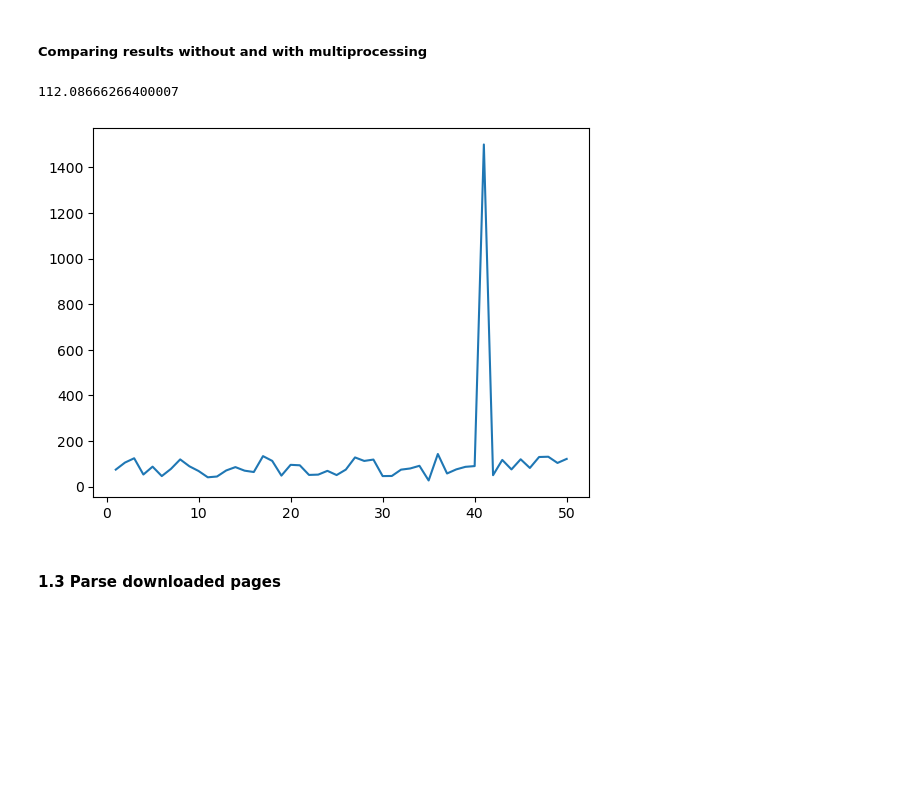
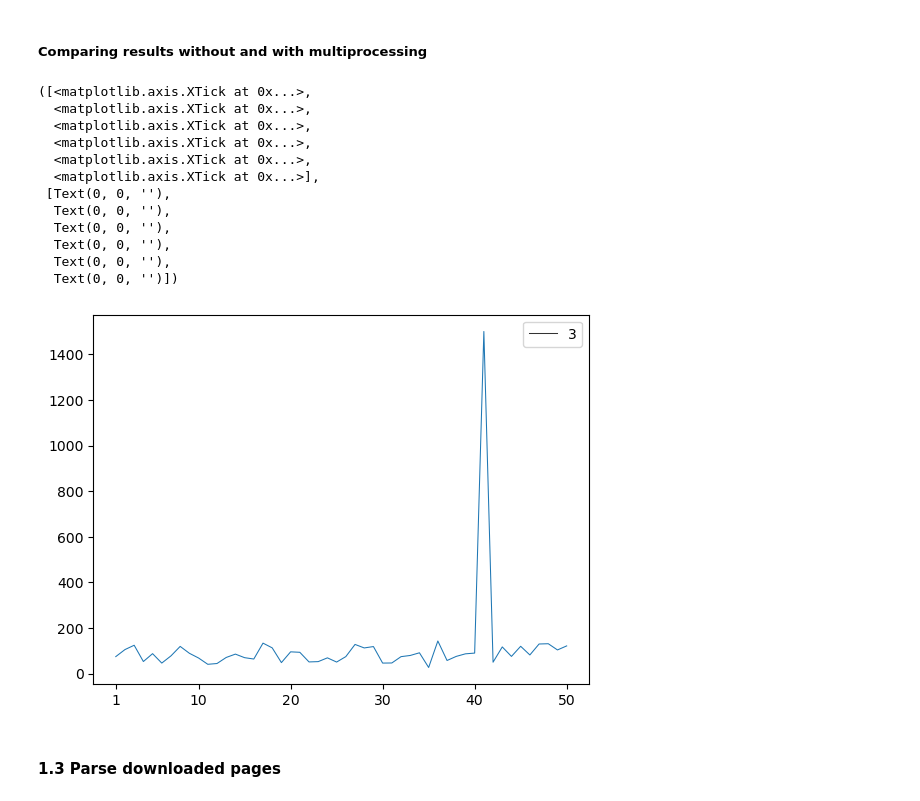
Before and after one commit to MattiaCastaldo/Homework-3, a Jupyter notebook: Mattia.ipynb, the cells around one changed output. Saved outputs shown, nothing was run; the diff lists cells and outputs as text; code cells hidden in the pictures; blank space fills up the shorter version.

```diff
--- a/Mattia.ipynb
+++ b/Mattia.ipynb
@@ -122,8 +122,8 @@ for i in range(1,51):
         start_time = perf_counter()
         reqs = requests.get(url)
         soup = BeautifulSoup(reqs.text, 'html.parser')
-        os.makedirs('PAGE '+str(i))
-        os.chdir('PAGE '+str(i))
+        os.makedirs('PAG '+str(i))
+        os.chdir('PAG '+str(i))
         count=i
         for link in soup.find_all(class_=re.compile("content-card content-card-place")):
             a=(link.get('href'))
@@ -142,6 +142,10 @@ for i in range(1,51):
 # %%
 with open('times.txt','w') as d:
     d.write(json.dumps(times))
+# %%
+with open('times.txt') as d:
+    dictionary = d.read()
+times= json.loads(dictionary)
 # %%
 def download_process(i):
         url = f'https://www.atlasobscura.com/places?page={i}&sort=likes_count'
@@ -192,11 +196,22 @@ for i in range(2,3):
     end_time = perf_counter()
     final_time = end_time - start_time
 # %%
-sbn.lineplot(times)
-(sum(times.values()))/50
+sbn.lineplot(times_,x=times_.keys(),y=times.values(),size=3)
+plt.xticks([0,9, 19, 29,39,49])
 # %% [output]
-112.08666266400007
+([<matplotlib.axis.XTick at 0x...>,
+  <matplotlib.axis.XTick at 0x...>,
+  <matplotlib.axis.XTick at 0x...>,
+  <matplotlib.axis.XTick at 0x...>,
+  <matplotlib.axis.XTick at 0x...>,
+  <matplotlib.axis.XTick at 0x...>],
+ [Text(0, 0, ''),
+  Text(0, 0, ''),
+  Text(0, 0, ''),
+  Text(0, 0, ''),
+  Text(0, 0, ''),
+  Text(0, 0, '')])
-[figure, old version]
+[figure, new version]
 # %% [markdown]
 #### 1.3 Parse downloaded pages
 # %% [markdown]
```
Also changed, not shown: parts of 1 cell of this notebook.
